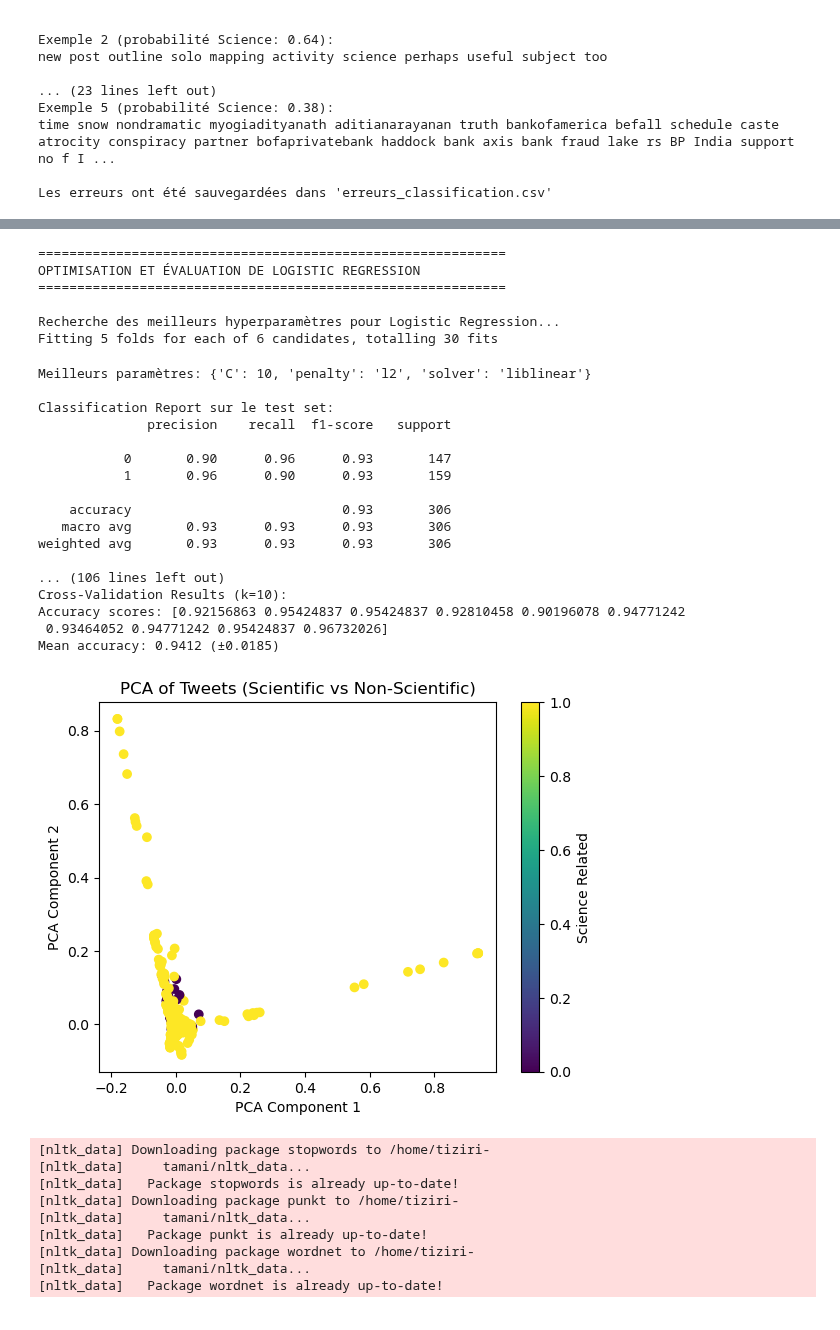
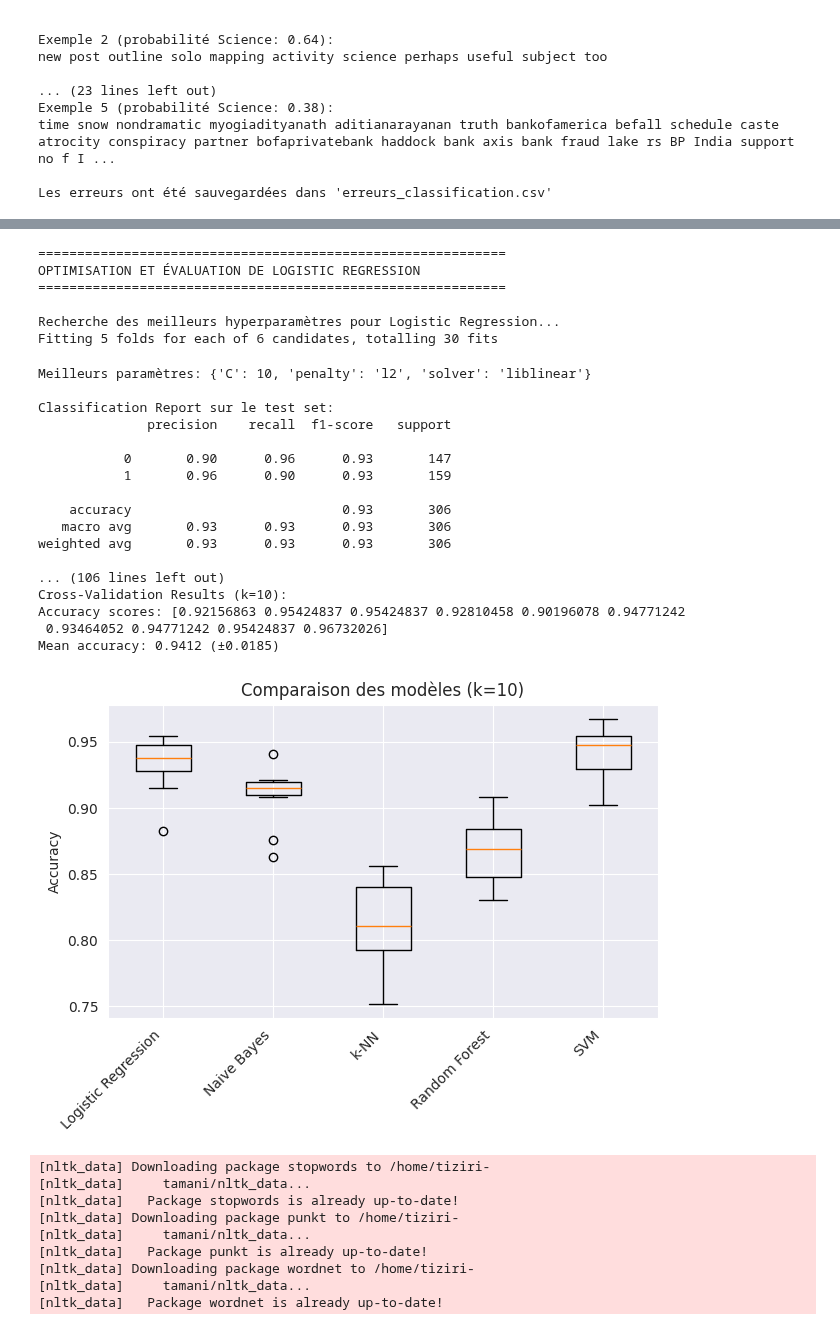
Before and after one commit to RaphaelRibes/machine-learning, a Jupyter notebook: Tbacknotebook.ipynb, the cells around one changed output, grey strips where cells are left out. Cells and saved outputs as stored; diff of their text form; code cells hidden in the pictures.

```diff
--- a/Tbacknotebook.ipynb
+++ b/Tbacknotebook.ipynb
@@ -766,6 +764,7 @@ from sklearn.decomposition import PCA
 import matplotlib.pyplot as plt
 from imblearn.over_sampling import SMOTE
 import nltk
+import json
 
 # Téléchargement des ressources NLTK
 nltk.download('stopwords')
@@ -849,6 +848,7 @@ models = {
     }
 }
 
+to_plot = {}
 # Évaluation optimisée de chaque modèle
 for name, config in models.items():
     print(f"\n{'='*60}")
@@ -890,14 +890,15 @@ for name, config in models.items():
     print("\nCross-Validation Results (k=10):")
     print(f"Accuracy scores: {cv_scores}")
     print(f"Mean accuracy: {cv_scores.mean():.4f} (±{cv_scores.std():.4f})")
+    to_plot[name] = [float(x) for x in cv_scores]
 
-# Visualisation PCA (identique)
-pca = PCA(n_components=2)
-X_pca = pca.fit_transform(X_res.toarray())
-plt.scatter(X_pca[:, 0], X_pca[:, 1], c=y_res, cmap='viridis')
-plt.xlabel('PCA Component 1')
-plt.ylabel('PCA Component 2')
-plt.title('PCA of Tweets (Scientific vs Non-Scientific)')
-plt.colorbar(label='Science Related')
-plt.show()
+with open('model_comparison.json', 'w') as f:
+    f.write(json.dumps({"keys": list(to_plot.keys()), "values": list(to_plot.values())}))
+
+plt.boxplot(to_plot.values(), labels=to_plot.keys())
+plt.title('Comparaison des modèles (k=10)')
+plt.ylabel('Accuracy')
+plt.xticks(rotation=45, ha='right')
+plt.tight_layout()
+plt.savefig('model_comparison1.png', dpi=300)
 # %% [output]
@@ -912,28 +911,28 @@ plt.show()
 [nltk_data]   Package wordnet is already up-to-date!
 ============================================================
 OPTIMISATION ET ÉVALUATION DE LOGISTIC REGRESSION
 ============================================================
 
 Recherche des meilleurs hyperparamètres pour Logistic Regression...
 Fitting 5 folds for each of 6 candidates, totalling 30 fits
 Meilleurs paramètres: {'C': 10, 'penalty': 'l2', 'solver': 'liblinear'}
 
 Classification Report sur le test set:
               precision    recall  f1-score   support
 
            0       0.90      0.96      0.93       147
            1       0.96      0.90      0.93       159
 
     accuracy                           0.93       306
    macro avg       0.93      0.93      0.93       306
 weighted avg       0.93      0.93      0.93       306
 
 ... (106 lines left out)
 Cross-Validation Results (k=10):
 Accuracy scores: [0.92156863 0.95424837 0.95424837 0.92810458 0.90196078 0.94771242
  0.93464052 0.94771242 0.95424837 0.96732026]
 Mean accuracy: 0.9412 (±0.0185)
-[figure, old version]
+[figure, new version]
 # %%
 # Importations nécessaires  ***************** this is shit **************************j'ai selectionner les features important sois disnat *******
 import pandas as pd
```
Also changed, not shown: parts of 16 cells of this notebook, 4 other files.
